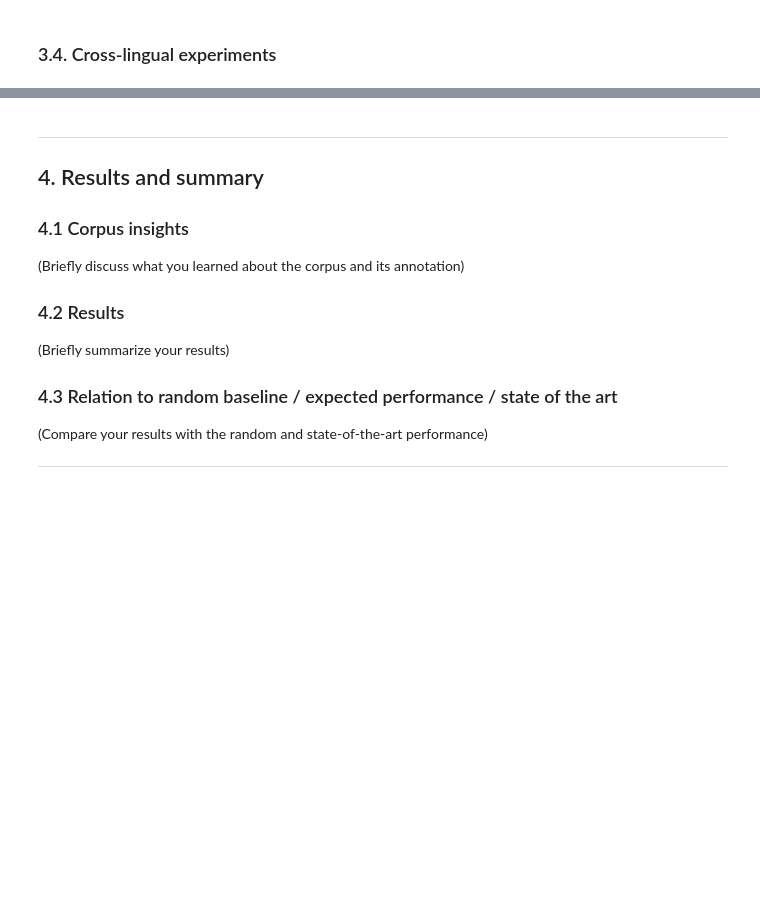
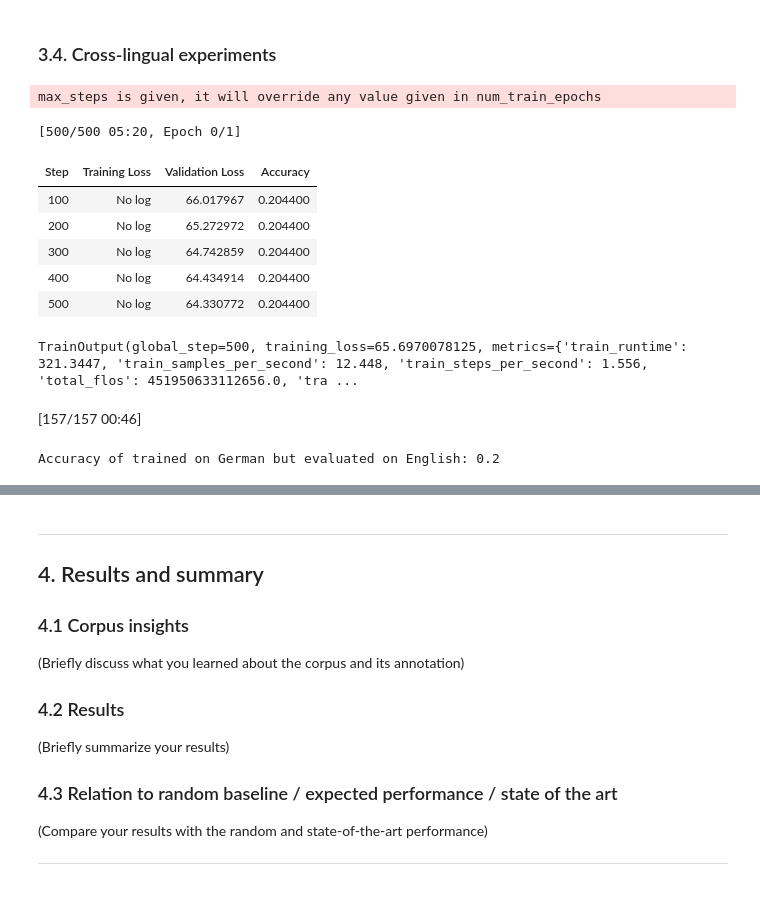
Before and after one commit to simulate111/Deep-Learning-in-Human-Language-Technology, a Jupyter notebook: course_project_rezac.ipynb, the cells around one changed output, grey strips where cells are left out. Drawn from its saved outputs; the diff is of its cells as text; code cells hidden in the pictures; blank space fills up the shorter version.

```diff
--- a/course_project_rezac.ipynb
+++ b/course_project_rezac.ipynb
@@ -476,24 +489,37 @@ NameError: name 'trainer_en_e5_2000' is not defined
 # %%
 # Your code to train and evaluate the cross-lingual model
 # Try with German language and dataset
 dataset_de = load_dataset("mteb/amazon_reviews_multi", "de")
 
 # Tokenize the dataset
 tokenized_datasets_de = dataset_de.map(tokenize, batched=True)
 trainer_de = Trainer(
     model=model,
-    args=training_args,
+    args=training_argse5_500,
     train_dataset=tokenized_datasets_de["train"],
     eval_dataset=tokenized_datasets_en["validation"],
     compute_metrics=compute_accuracy,
     data_collator=DataCollatorWithPadding(tokenizer),
     tokenizer=tokenizer,
     callbacks=[EarlyStoppingCallback(early_stopping_patience=5)])
 
 trainer_de.train()
+# %% [output]
+max_steps is given, it will override any value given in num_train_epochs
+[500/500 05:20, Epoch 0/1]
+| Step | Training Loss | Validation Loss | Accuracy |
+| 100 | No log | 66.017967 | 0.204400 |
+| 200 | No log | 65.272972 | 0.204400 |
+| 300 | No log | 64.742859 | 0.204400 |
+| 400 | No log | 64.434914 | 0.204400 |
+| 500 | No log | 64.330772 | 0.204400 |
+TrainOutput(global_step=500, training_loss=65.6970078125, metrics={'train_runtime': 321.3447, 'train_samples_per_second': 12.448, 'train_steps_per_second': 1.556, 'total_flos': 451950633112656.0, 'tra ...
 # %%
 zero_shot_results = trainer_de.evaluate(eval_dataset=tokenized_datasets_en["test"])
 print("Accuracy of trained on German but evaluated on English:",zero_shot_results['eval_accuracy'])
+# %% [output]
+[157/157 00:46]
+Accuracy of trained on German but evaluated on English: 0.2
 # %%
 #How about japanese which is really different from european alphabet and languages
 dataset_ja = load_dataset("mteb/amazon_reviews_multi", "ja")
```
Also changed, not shown: parts of 16 cells of this notebook.
